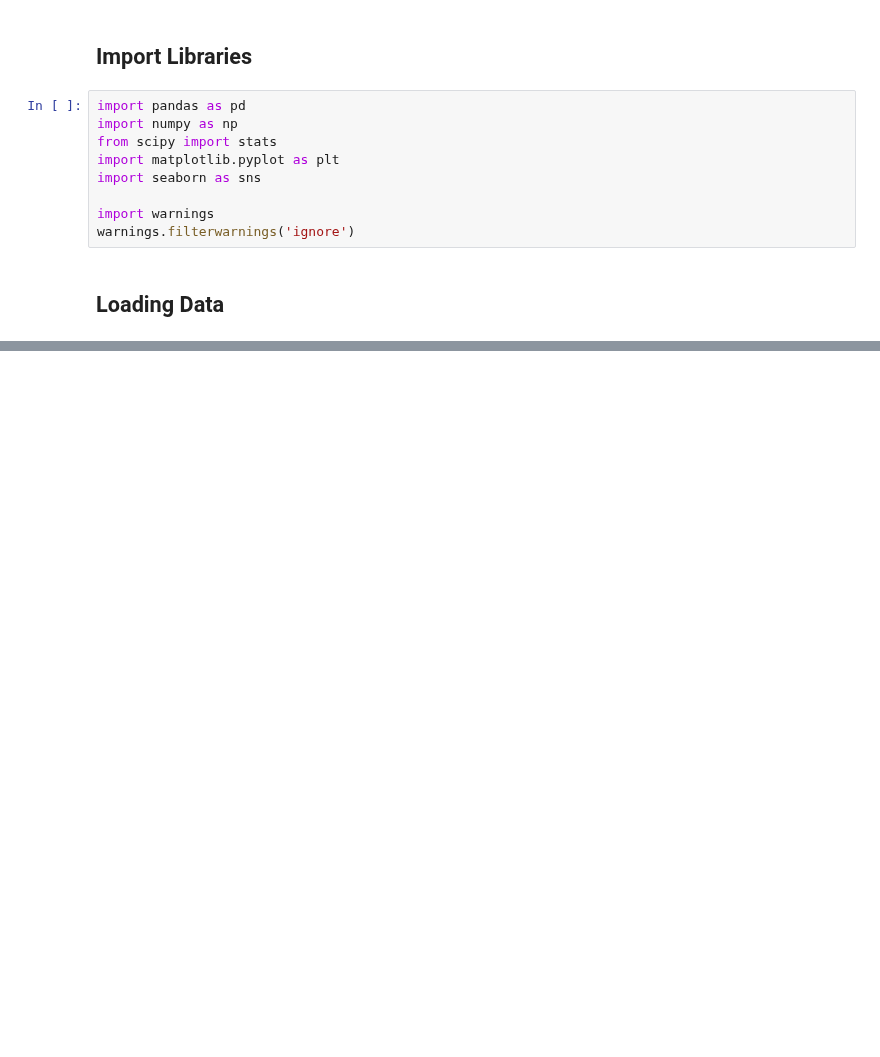
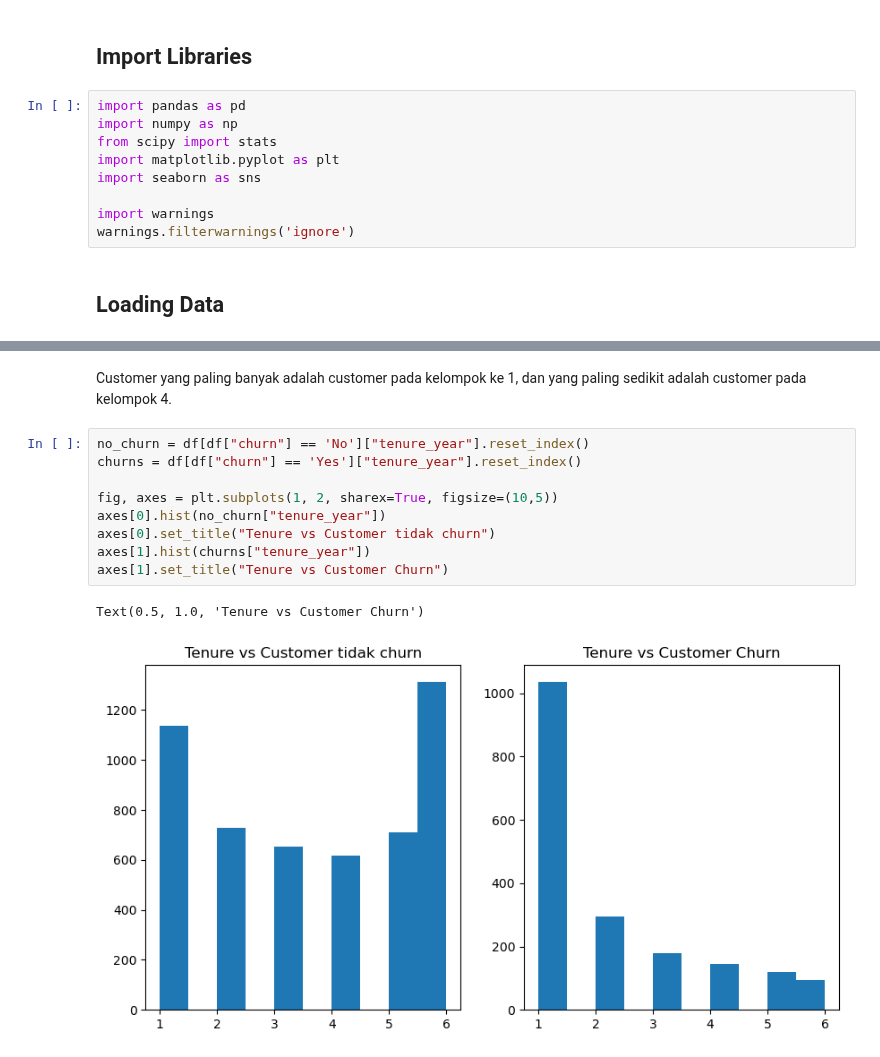
Before and after one commit to FTDS-assignment-bay/p2-final-project-ftds-001-sby-group-001, a Jupyter notebook: data_analyst.ipynb, the cells around one changed output, grey strips where cells are left out. Drawn from its saved outputs; the diff is of its cells as text; blank space fills up the shorter version.

```diff
--- a/data_analyst.ipynb
+++ b/data_analyst.ipynb
@@ -23,0 +135,14 @@ df.head()
+# %% [markdown]
+Customer yang paling banyak adalah customer pada kelompok ke 1, dan yang paling sedikit adalah customer pada kelompok 4.
+# %%
+no_churn = df[df["churn"] == 'No']["tenure_year"].reset_index()
+churns = df[df["churn"] == 'Yes']["tenure_year"].reset_index()
+
+fig, axes = plt.subplots(1, 2, sharex=True, figsize=(10,5))
+axes[0].hist(no_churn["tenure_year"])
+axes[0].set_title("Tenure vs Customer tidak churn")
+axes[1].hist(churns["tenure_year"])
+axes[1].set_title("Tenure vs Customer Churn")
+# %% [output]
+Text(0.5, 1.0, 'Tenure vs Customer Churn')
+[figure, added]
```
Also changed, not shown: parts of 26 cells of this notebook.
